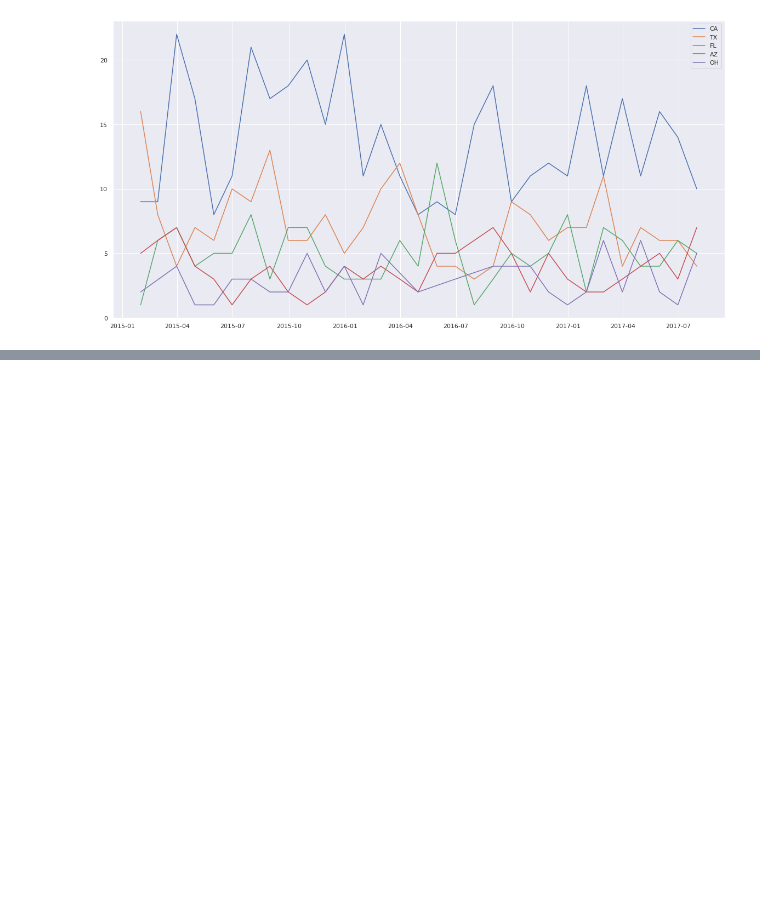
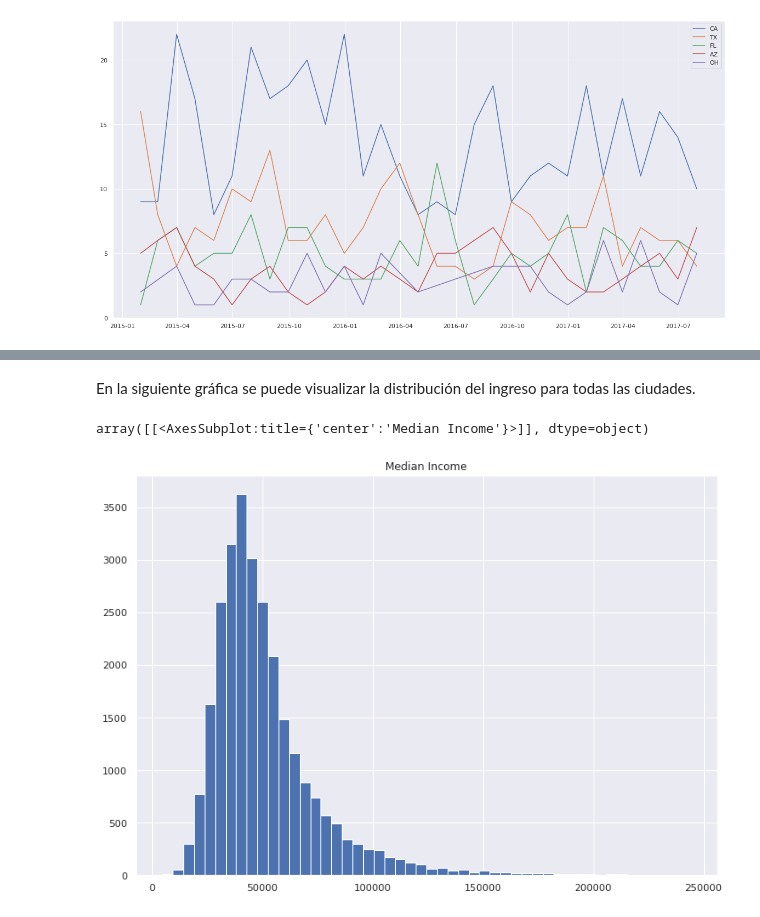
Before and after one commit to JuanseGomezM/QuantumConnexion, a Jupyter notebook: PruebaQuantumConnexion_JGomezM.ipynb, the cells around one changed output, grey strips where cells are left out. Cells and saved outputs as stored; diff of their text form; code cells hidden in the pictures; blank space fills up the shorter version.

Commit message:
Prueba para entregar

```diff
--- a/PruebaQuantumConnexion_JGomezM.ipynb
+++ b/PruebaQuantumConnexion_JGomezM.ipynb
@@ -442,0 +445,22 @@ plt.show()
+# %%
+from functools import reduce
+
+race = pd.read_csv("RazaCiudades.csv")
+education = pd.read_csv("EducacionCiudades.csv")
+income = pd.read_csv("IngresoCiudades.csv")
+poverty = pd.read_csv("PobrezaCiudades.csv")
+
+race['share_white'] = pd.to_numeric(race['share_white'], errors='coerce')
+race['share_black'] = pd.to_numeric(race['share_black'], errors='coerce')
+race['share_native_american'] = pd.to_numeric(race['share_native_american'], errors='coerce')
+race['share_asian'] = pd.to_numeric(race['share_asian'], errors='coerce')
+race['share_hispanic'] = pd.to_numeric(race['share_hispanic'], errors='coerce')
+education['percent_completed_hs'] = pd.to_numeric(education['percent_completed_hs'], errors='coerce')
+income['Median Income'] = pd.to_numeric(income['Median Income'], errors='coerce')
+poverty['poverty_rate'] = pd.to_numeric(poverty['poverty_rate'], errors='coerce')
+
+data_frames = [race, education, income, poverty]
+
+df_merged = reduce(lambda  left,right: pd.merge(left,right,on=['Geographic Area', 'City'],
+                                            how='outer'), data_frames)
+df_merged.head()
@@ -442,0 +502,7 @@ plt.show()
+# %% [markdown]
+En la siguiente gráfica se puede visualizar la distribución del ingreso para todas las ciudades.
+# %%
+df_merged.hist(column='Median Income', bins=50)
+# %% [output]
+array([[<AxesSubplot:title={'center':'Median Income'}>]], dtype=object)
+[figure, added]
```
Also changed, not shown: parts of 64 cells of this notebook.
